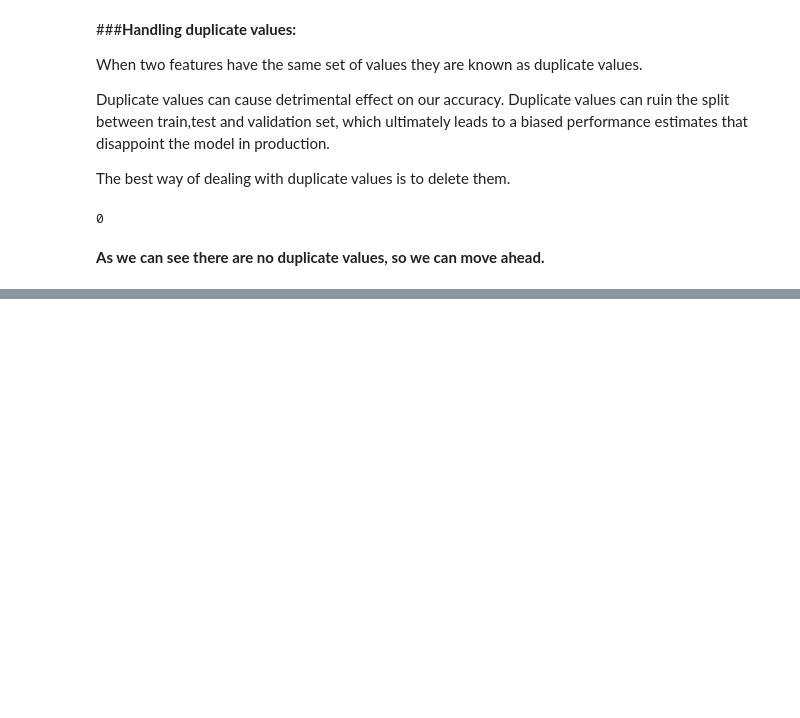
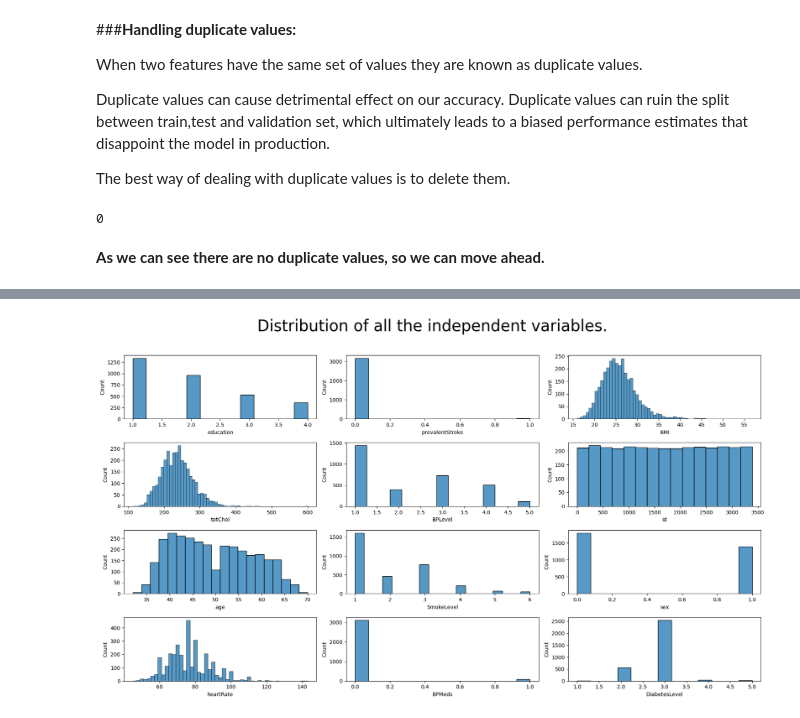
Before and after one commit to nehaa54/CardiovascularRiskPrediction, a Jupyter notebook: CardiovascularRiskPred.ipynb, the cells around one changed output, grey strips where cells are left out. Cells and saved outputs as stored; diff of their text form; code cells hidden in the pictures; blank space fills up the shorter version.

```diff
--- a/CardiovascularRiskPred.ipynb
+++ b/CardiovascularRiskPred.ipynb
@@ -432,0 +628,3 @@ cvd_df.duplicated().sum()
+# %%
+#Removing the prevalentHyp column to reduce correlation
+cvd_df.drop('prevalentHyp',axis=1,inplace=True)
@@ -432,0 +635,13 @@ cvd_df.duplicated().sum()
+# %%
+#Creating a list of all the independent variables
+idp_cols=list(set(cvd_df.columns)-{'TenYearCHD'})
+# %%
+#Plotting the distribution of the independent variables using sns.histplot()
+plt.figure(figsize=(18,10))
+plt.suptitle('Distribution of all the independent variables.',va='bottom',size=30)
+for index, item in enumerate(idp_cols):
+  plt.subplot(4,3,index+1)
+  sns.histplot(data=cvd_df,x=item)
+plt.tight_layout()
+# %% [output]
+[figure, added]
```
Also changed, not shown: parts of 39 cells of this notebook.
